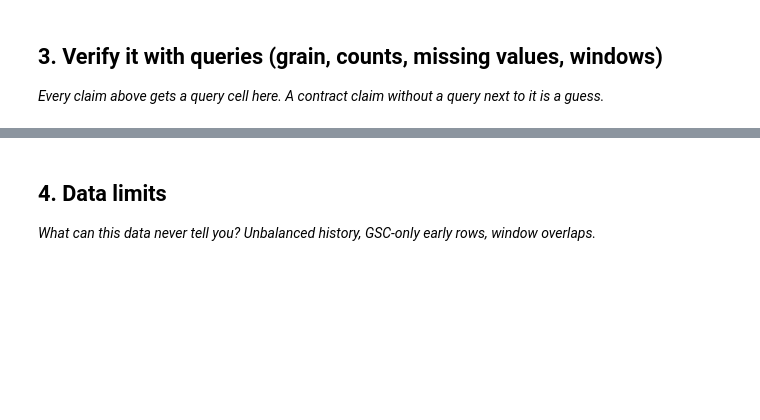
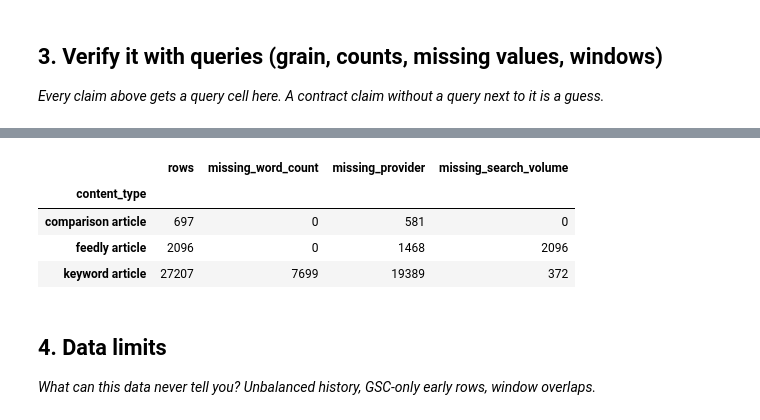
Before and after one commit to jhansikondam111-ctrl/flyrank-ml-internship-starter, a Jupyter notebook: work/notebooks/w03_data_contract.ipynb, the cells around one changed output, grey strips where cells are left out. Drawn from its saved outputs; the diff is of its cells as text; code cells hidden in the pictures; blank space fills up the shorter version.

```diff
--- a/work/notebooks/w03_data_contract.ipynb
+++ b/work/notebooks/w03_data_contract.ipynb
@@ -104,3 +132,18 @@ for i, col in enumerate(df.columns, 1):
+# %%
+missing_by_type = df.groupby("content_type").agg(
+    rows=("content_id", "size"),
+    missing_word_count=("word_count", lambda x: x.isna().sum()),
+    missing_provider=("provider_used", lambda x: x.isna().sum()),
+    missing_search_volume=("search_volume", lambda x: x.isna().sum())
+)
+
+missing_by_type
+# %% [output]
+|  | rows | missing_word_count | missing_provider | missing_search_volume |
+| content_type |  |  |  |  |
+| comparison article | 697 | 0 | 581 | 0 |
+| feedly article | 2096 | 0 | 1468 | 2096 |
+| keyword article | 27207 | 7699 | 19389 | 372 |
 # %% [markdown]
 ## 4. Data limits
 
```
Also changed, not shown: parts of 7 cells of this notebook.
